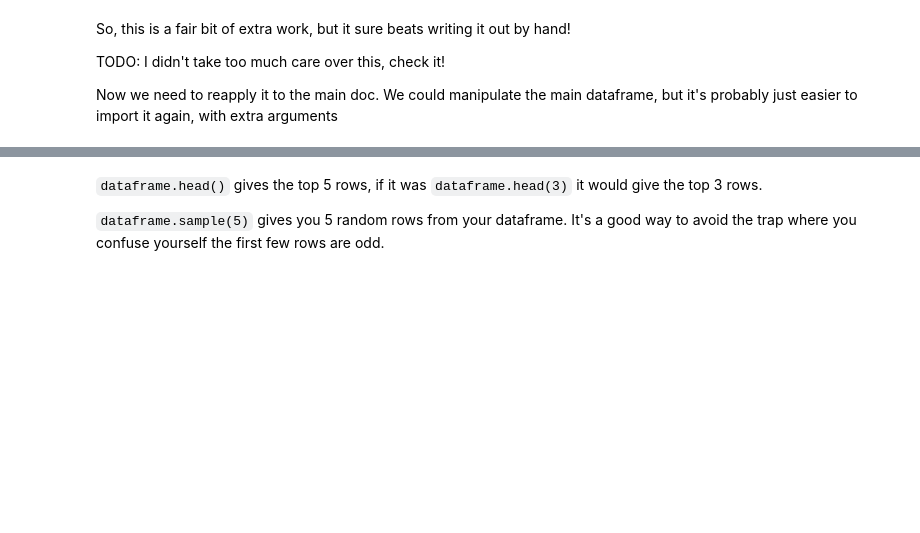
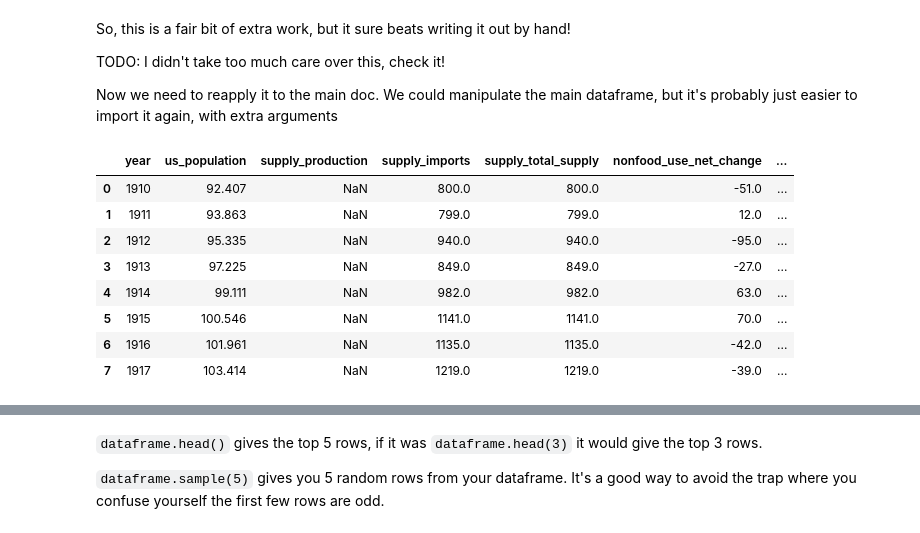
Before and after one commit to shinsooha/DATAproject, a Jupyter notebook: coffee.ipynb, the cells around one changed output, grey strips where cells are left out. Saved outputs shown, nothing was run; the diff lists cells and outputs as text; code cells hidden in the pictures; blank space fills up the shorter version.

```diff
--- a/coffee.ipynb
+++ b/coffee.ipynb
@@ -105,3 +114,22 @@ So, this is a fair bit of extra work, but it sure beats writing it out by hand!
 TODO: I didn't take too much care over this, check it!
 
 Now we need to reapply it to the main doc. We could manipulate the main dataframe, but it's probably just easier to import it again, with extra arguments
+# %%
+coffee_df = pd.read_excel(
+    spice_path,  # The file we're loading up
+    sheet_name="Coffee",  # The sheet that we want to read this time
+    skiprows=6,  # the number of rows to ignore at the top
+    skipfooter=6, # the number of rows to ignore at the top. It's just a coincidence that they're both 6
+    names=new_headers, # the new column names
+)
+coffee_df.head(8)
+# %% [output]
+|  | year | us_population | supply_production | supply_imports | supply_total_supply | nonfood_use_net_change | ... |
+| 0 | 1910 | 92.407 | NaN | 800.0 | 800.0 | -51.0 | ... |
+| 1 | 1911 | 93.863 | NaN | 799.0 | 799.0 | 12.0 | ... |
+| 2 | 1912 | 95.335 | NaN | 940.0 | 940.0 | -95.0 | ... |
+| 3 | 1913 | 97.225 | NaN | 849.0 | 849.0 | -27.0 | ... |
+| 4 | 1914 | 99.111 | NaN | 982.0 | 982.0 | 63.0 | ... |
+| 5 | 1915 | 100.546 | NaN | 1141.0 | 1141.0 | 70.0 | ... |
+| 6 | 1916 | 101.961 | NaN | 1135.0 | 1135.0 | -42.0 | ... |
+| 7 | 1917 | 103.414 | NaN | 1219.0 | 1219.0 | -39.0 | ... |
```
Also changed, not shown: parts of 8 cells of this notebook.
